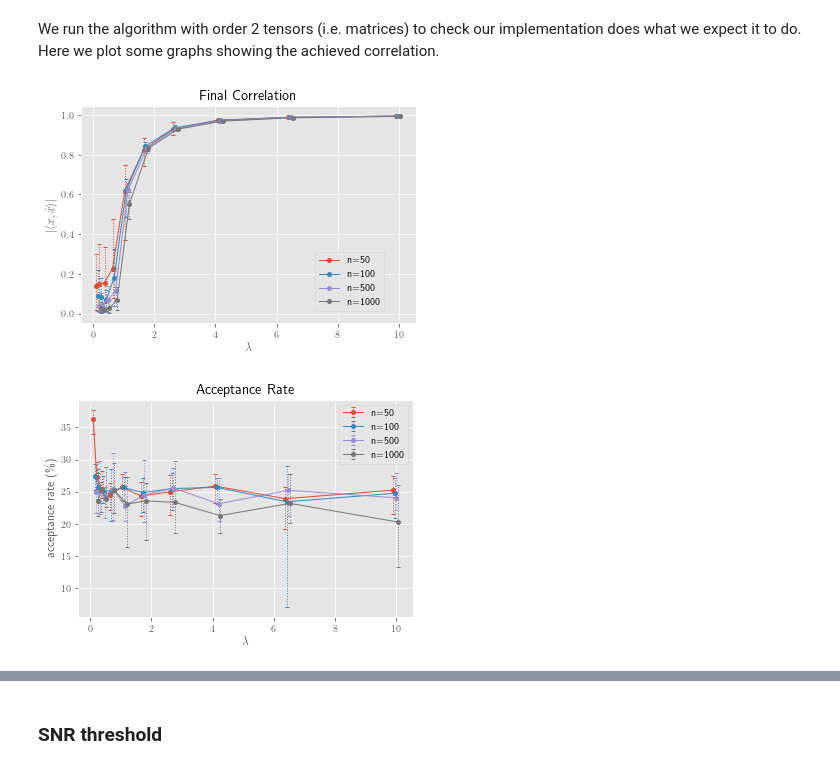
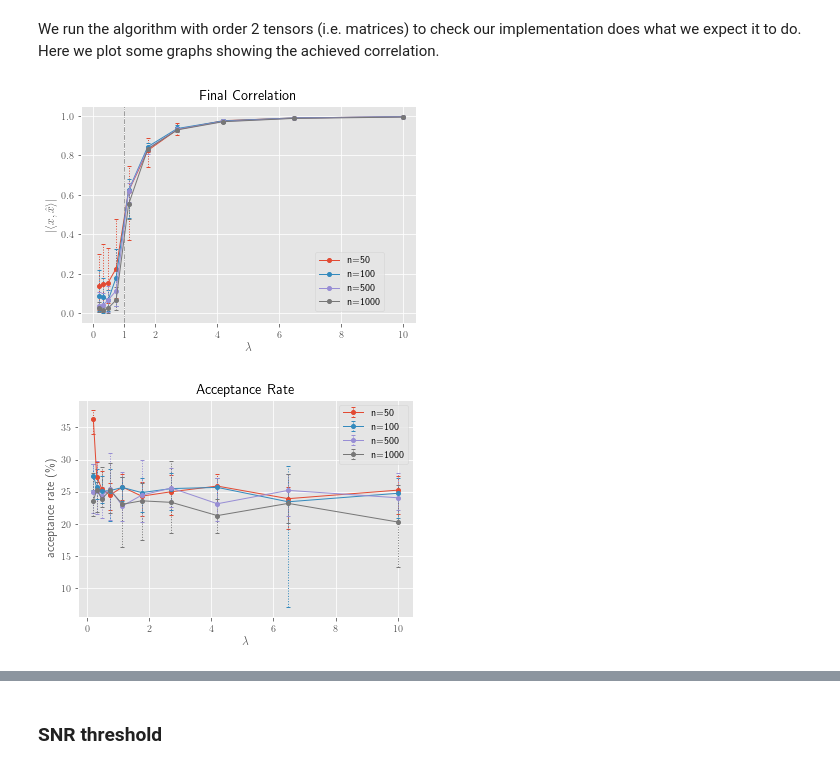
Before and after one commit to fhehli/tensor-pca, a Jupyter notebook: plot.ipynb, the cells around one changed output, grey strips where cells are left out. Drawn from its saved outputs; the diff is of its cells as text; code cells hidden in the pictures.

```diff
--- a/plot.ipynb
+++ b/plot.ipynb
@@ -59,7 +59,7 @@ with plt.style.context("ggplot"):
         mins = final_correlations.min(axis=1)[i * n_lambdas : (i + 1) * n_lambdas]
         maxs = final_correlations.max(axis=1)[i * n_lambdas : (i + 1) * n_lambdas]
         eb = axes.errorbar(
-            (i - 2) * 0.05 + lambdas,
+            lambdas,
             means,
             yerr=[means - mins, maxs - means],
             label=labels[i],
@@ -71,7 +71,6 @@ with plt.style.context("ggplot"):
         )
         eb[-1][0].set_linestyle(":")
     plt.title(f"Final Correlation")
-    # plt.title("Errorbars show min/max", fontsize=10)
     axes.set_xlabel(r"$\lambda$")
     axes.set_ylabel(r"$|\langle x, \hat{x}\rangle |$")
 
@@ -79,39 +78,44 @@ with plt.style.context("ggplot"):
     handles = [
         h[0] if isinstance(h, container.ErrorbarContainer) else h for h in handles
     ]
-
+    plt.vlines(x=1, ymin=-1, ymax=2, colors="gray", linestyles="-.", linewidths=0.75)
     plt.grid(True)
+    plt.xticks([1] + [2*i for i in range(6)])
     fig.legend(handles, labels, loc=(0.72,.18))
     # fig.subplots_adjust(right=0.82)
+    plt.xlim(-0.4, 10.4)
+    plt.ylim(-0.05, 1.05)
+    plt.savefig(f"figures/lambda/{run}/correlations.pdf", format="pdf")
     plt.savefig(f"figures/lambda/{run}/correlations.png", dpi=900)
 
     # acceptance rate plot
     plt.figure()
 
     for i in range(n_dims):
         means = 100 * acceptance_rates.mean(axis=1)[i * n_lambdas : (i + 1) * n_lambdas]
         mins = 100 * acceptance_rates.min(axis=1)[i * n_lambdas : (i + 1) * n_lambdas]
         maxs = 100 * acceptance_rates.max(axis=1)[i * n_lambdas : (i + 1) * n_lambdas]
         eb = plt.errorbar(
-            (i - 2) * 0.05 + lambdas,
+            lambdas,
             means,
             yerr=[means - mins, maxs - means],
             label=labels[i],
             fmt="o-",
             linewidth=1,
             markersize=4,
             capsize=2,
             elinewidth=1,
         )
         eb[-1][0].set_linestyle(":")
     plt.title("Acceptance Rate")
     # plt.title("Errorbars show min/max", fontsize=10)
 
     plt.xlabel(r"$\lambda$")
     plt.ylabel(r"acceptance rate (\%)")
 
     plt.legend()
+    plt.savefig(f"figures/lambda/{run}/acceptance_rates.pdf", format="pdf")
     plt.savefig(f"figures/lambda/{run}/acceptance_rates.png", dpi=900)
 # %% [output]
-[figure, old version]
+[figure, new version]
-[figure, old version]
+[figure, new version]
```
Also changed, not shown: parts of 5 cells of this notebook.
